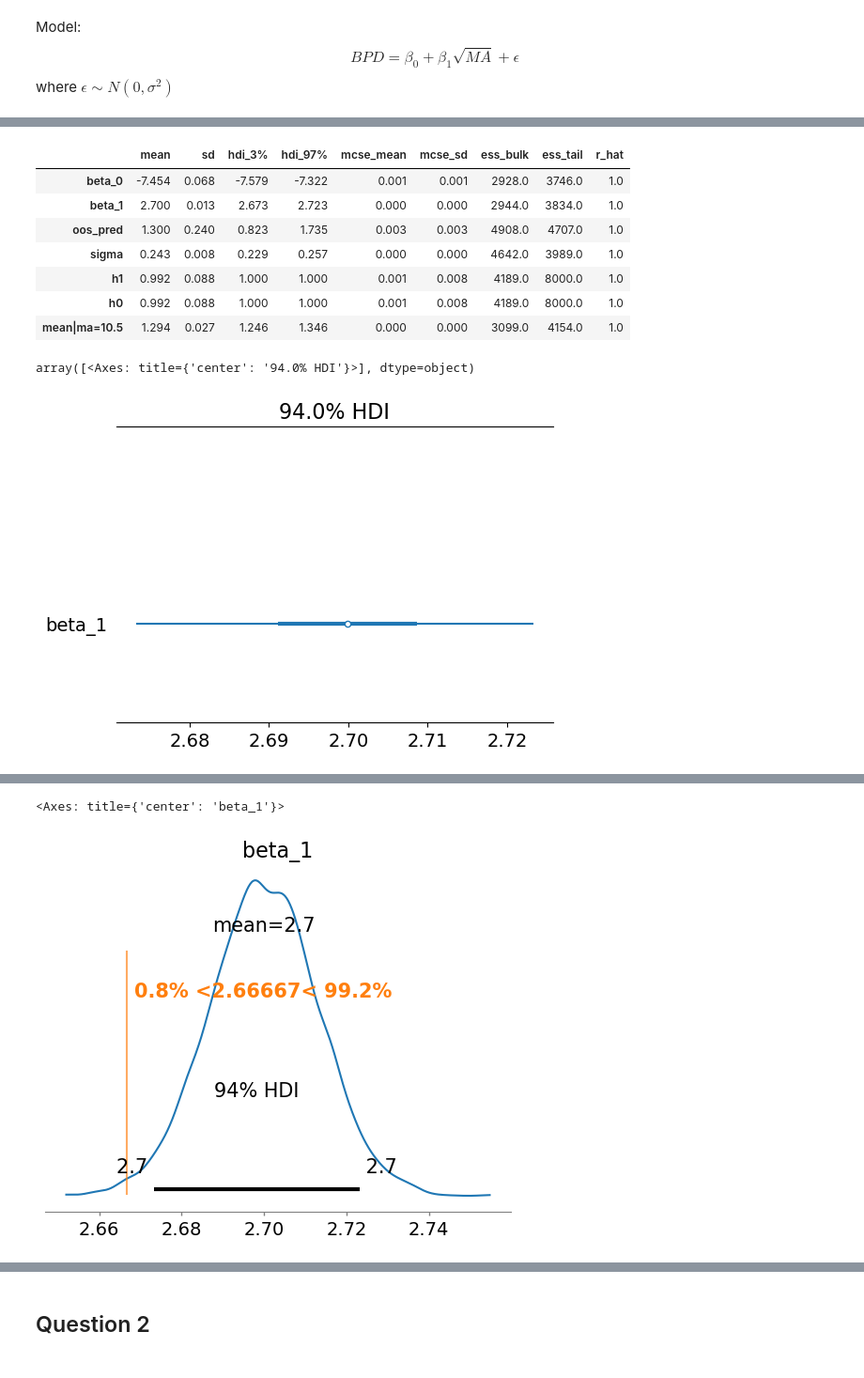
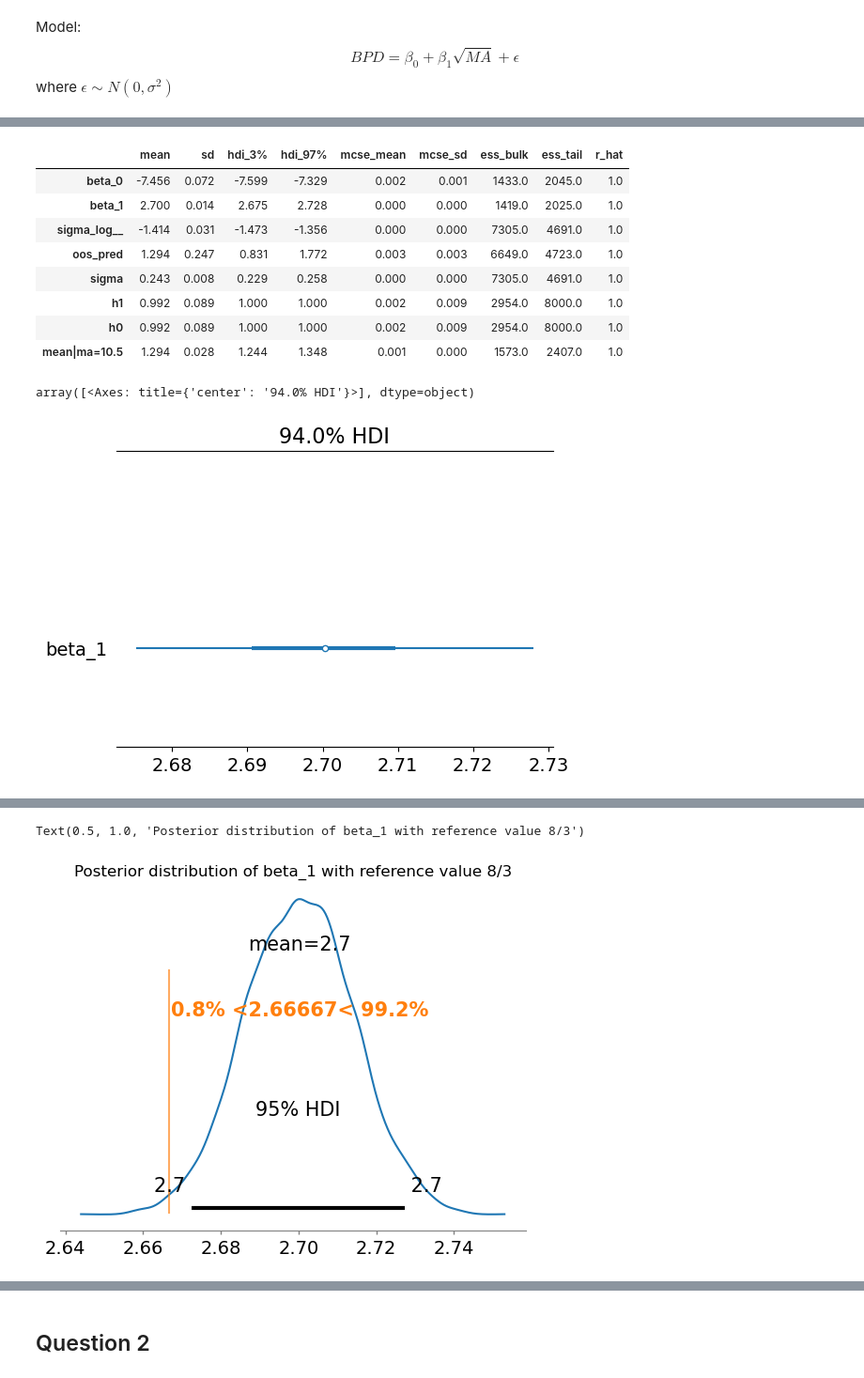
Before and after one commit to nweerasuriya/omscs, a Jupyter notebook: ISYE6420/unit_7/homework_5.ipynb, the cells around one changed output, grey strips where cells are left out. Shown at 94% size. Drawn from its saved outputs; the diff is of its cells as text; code cells hidden in the pictures.

```diff
--- a/ISYE6420/unit_7/homework_5.ipynb
+++ b/ISYE6420/unit_7/homework_5.ipynb
@@ -36,7 +36,7 @@ where $\epsilon \sim N(0, \sigma^2)$
 ma_values = data["MA"].to_numpy()
 bpd_values = data["BPD"].to_numpy()
 
-with pm.Model() as m:
+with pm.Model() as hadlock_model:
     ma_shared = pm.Data("ma", ma_values)
 
     beta_0 = pm.Normal("beta_0", mu=0, sigma=5)
@@ -60,7 +60,7 @@ with pm.Model() as m:
     pm.Normal("oos_pred", mu=oos_mean, sigma=sigma)
 
     # Sampling
-    trace = pm.sample(2000, random_seed=6420, target_accept=0.95)
+    trace = pm.sample(2000, random_seed=6420, target_accept=0.95, nuts_sampler="nutpie")
     ppc = pm.sample_posterior_predictive(trace, random_seed=6420)
 # %% [output]
 Found Intel OpenMP ('libiomp') and LLVM OpenMP ('libomp') loaded at
@@ -87,16 +91,17 @@ support
 az.summary(trace)
 # %% [output]
 |  | mean | sd | hdi_3% | hdi_97% | mcse_mean | mcse_sd | ess_bulk | ess_tail | r_hat |
-| beta_0 | -7.454 | 0.068 | -7.579 | -7.322 | 0.001 | 0.001 | 2928.0 | 3746.0 | 1.0 |
-| beta_1 | 2.700 | 0.013 | 2.673 | 2.723 | 0.000 | 0.000 | 2944.0 | 3834.0 | 1.0 |
-| oos_pred | 1.300 | 0.240 | 0.823 | 1.735 | 0.003 | 0.003 | 4908.0 | 4707.0 | 1.0 |
-| sigma | 0.243 | 0.008 | 0.229 | 0.257 | 0.000 | 0.000 | 4642.0 | 3989.0 | 1.0 |
-| h1 | 0.992 | 0.088 | 1.000 | 1.000 | 0.001 | 0.008 | 4189.0 | 8000.0 | 1.0 |
-| h0 | 0.992 | 0.088 | 1.000 | 1.000 | 0.001 | 0.008 | 4189.0 | 8000.0 | 1.0 |
-| mean|ma=10.5 | 1.294 | 0.027 | 1.246 | 1.346 | 0.000 | 0.000 | 3099.0 | 4154.0 | 1.0 |
+| beta_0 | -7.456 | 0.072 | -7.599 | -7.329 | 0.002 | 0.001 | 1433.0 | 2045.0 | 1.0 |
+| beta_1 | 2.700 | 0.014 | 2.675 | 2.728 | 0.000 | 0.000 | 1419.0 | 2025.0 | 1.0 |
+| sigma_log__ | -1.414 | 0.031 | -1.473 | -1.356 | 0.000 | 0.000 | 7305.0 | 4691.0 | 1.0 |
+| oos_pred | 1.294 | 0.247 | 0.831 | 1.772 | 0.003 | 0.003 | 6649.0 | 4723.0 | 1.0 |
+| sigma | 0.243 | 0.008 | 0.229 | 0.258 | 0.000 | 0.000 | 7305.0 | 4691.0 | 1.0 |
+| h1 | 0.992 | 0.089 | 1.000 | 1.000 | 0.002 | 0.009 | 2954.0 | 8000.0 | 1.0 |
+| h0 | 0.992 | 0.089 | 1.000 | 1.000 | 0.002 | 0.009 | 2954.0 | 8000.0 | 1.0 |
+| mean|ma=10.5 | 1.294 | 0.028 | 1.244 | 1.348 | 0.001 | 0.000 | 1573.0 | 2407.0 | 1.0 |
 # %%
 az.plot_forest(trace, var_names=["beta_1"], combined=True)
 # %% [output]
 array([<Axes: title={'center': '94.0% HDI'}>], dtype=object)
-[figure, old version]
+[figure, new version]
 # %%
@@ -104,10 +109,16 @@ pm.model_to_graphviz(m)
 # %% [output]
 [drawing not drawn]
 # %%
-az.plot_posterior(trace, var_names=["beta_1"], ref_val=8/3)
+ax_post_1 = az.plot_posterior(
+    trace,
+    var_names=["beta_1"],
+    ref_val=8/3,
+    hdi_prob=0.95,
+)
+ax_post_1.set_title("Posterior distribution of beta_1 with reference value 8/3")
 # %% [output]
-<Axes: title={'center': 'beta_1'}>
+Text(0.5, 1.0, 'Posterior distribution of beta_1 with reference value 8/3')
-[figure, old version]
+[figure, new version]
 # %%
 y_pred = ppc.posterior_predictive.stack(sample=("chain", "draw"))[
     "bpd_obs"
```
Also changed, not shown: parts of 24 cells of this notebook.
